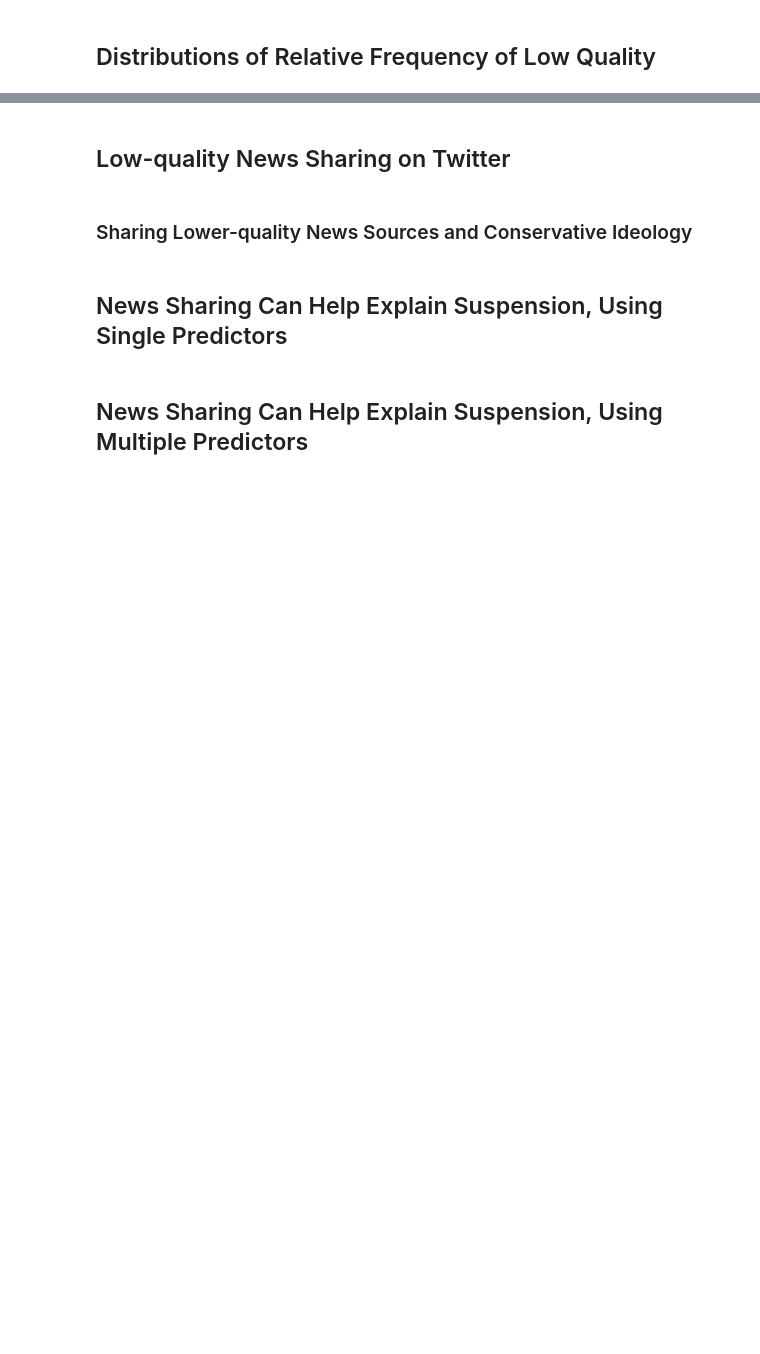
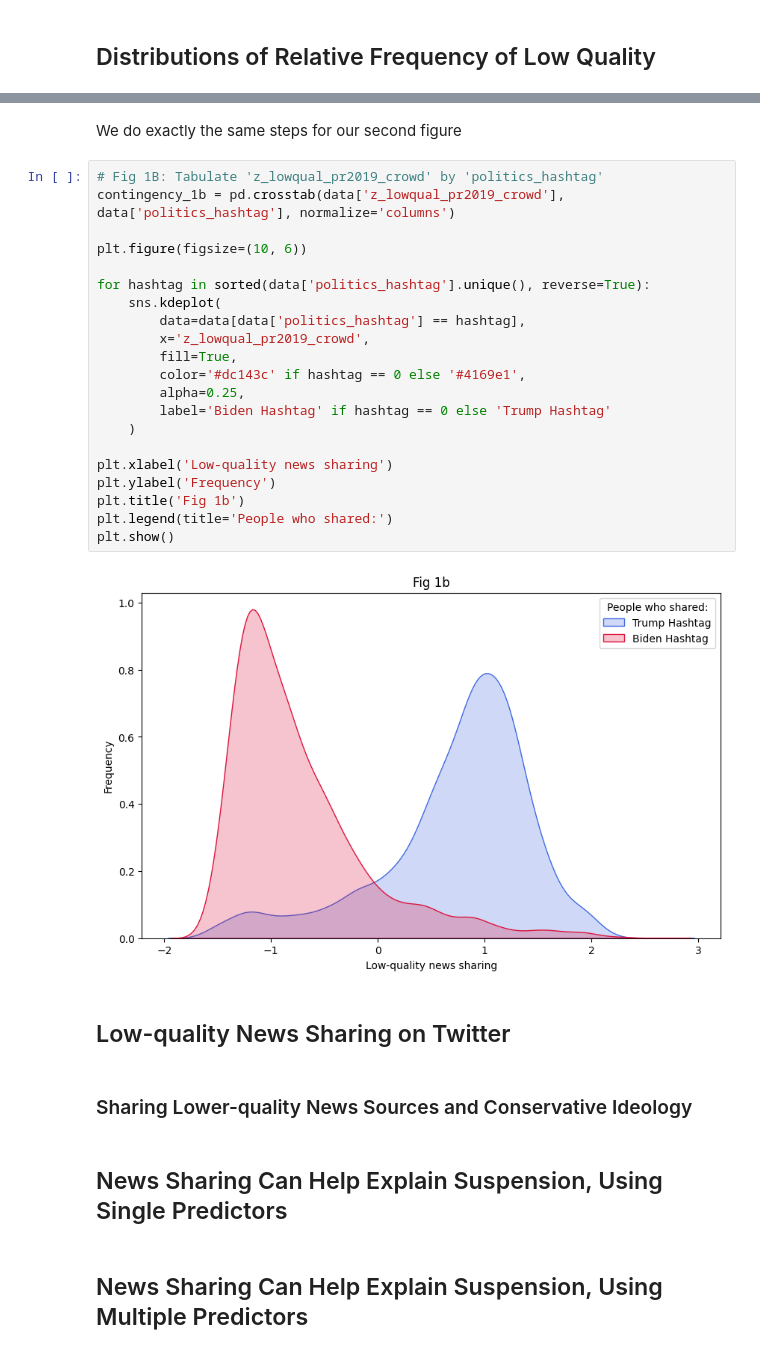
Before and after one commit to panos1b/Social-Media-Sanctions-and-Misinformation-Sharing, a Jupyter notebook: differences_misinformation_solution.ipynb, the cells around one changed output, grey strips where cells are left out. Drawn from its saved outputs; the diff is of its cells as text; blank space fills up the shorter version.

```diff
--- a/differences_misinformation_solution.ipynb
+++ b/differences_misinformation_solution.ipynb
@@ -51,3 +93,28 @@ Now we must create the two plots. First thing we do is standardize our x a
+# %% [markdown]
+We do exactly the same steps for our second figure
+# %%
+# Fig 1B: Tabulate 'z_lowqual_pr2019_crowd' by 'politics_hashtag'
+contingency_1b = pd.crosstab(data['z_lowqual_pr2019_crowd'], data['politics_hashtag'], normalize='columns')
+
+plt.figure(figsize=(10, 6))
+
+for hashtag in sorted(data['politics_hashtag'].unique(), reverse=True):
+    sns.kdeplot(
+        data=data[data['politics_hashtag'] == hashtag],
+        x='z_lowqual_pr2019_crowd',
+        fill=True,
+        color='#dc143c' if hashtag == 0 else '#4169e1',
+        alpha=0.25,
+        label='Biden Hashtag' if hashtag == 0 else 'Trump Hashtag'
+    )
+
+plt.xlabel('Low-quality news sharing')
+plt.ylabel('Frequency')
+plt.title('Fig 1b')
+plt.legend(title='People who shared:')
+plt.show()
+# %% [output]
+[figure, added]
 # %% [markdown]
 ## Low-quality News Sharing on Twitter
 # %% [markdown]
```
Also changed, not shown: parts of 12 cells of this notebook.
